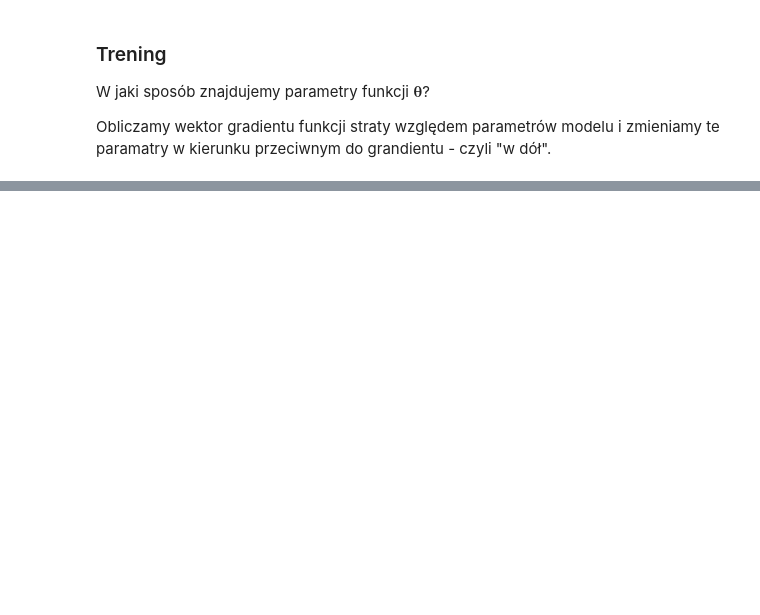
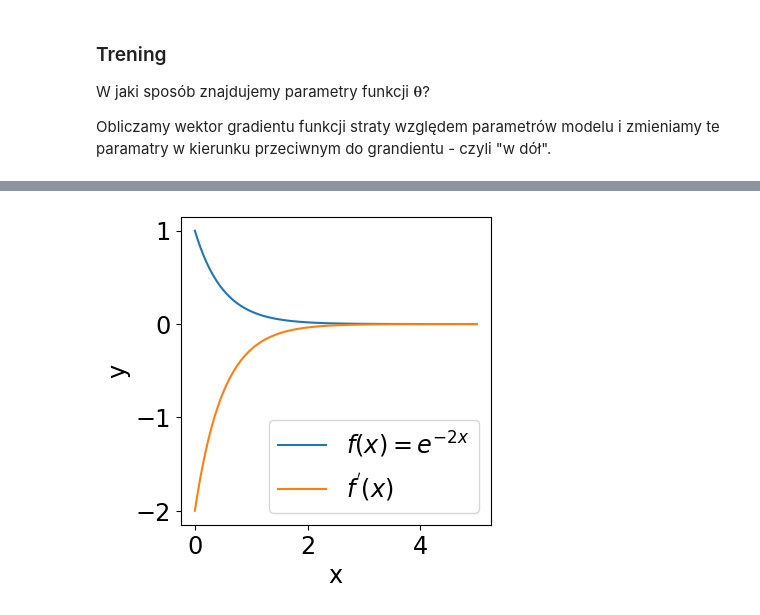
Before and after one commit to akalinow/UczenieMaszynoweII, a Jupyter notebook: 02_Uczenie_maszynowe_wprowadzenie.ipynb, the cells around one changed output, grey strips where cells are left out. Drawn from its saved outputs; the diff is of its cells as text; code cells hidden in the pictures; blank space fills up the shorter version.

```diff
--- a/02_Uczenie_maszynowe_wprowadzenie.ipynb
+++ b/02_Uczenie_maszynowe_wprowadzenie.ipynb
@@ -491,0 +516,8 @@ Jednym z najbardziej popularnych algormytów jest `adaptive moment estimation` -
+# %%
+x = tf.Variable(3.0)
+
+with tf.GradientTape() as tape:
+  y = x**2
+
+print(colored("f(x) = x**2","blue"))
+print(colored("df/dx at x=3:","blue"),tape.gradient(y, x))
@@ -491,0 +539,21 @@ Jednym z najbardziej popularnych algormytów jest `adaptive moment estimation` -
+# %%
+#BEGIN_SOLUTION
+x = tf.Variable(tf.linspace(0,5,100))
+
+with tf.GradientTape() as tape:
+  y = tf.exp(-2*x)
+
+yPrim = tape.gradient(y, x)
+
+fig, axis = plt.subplots(1,1, figsize=(4,4))
+axis.plot(x,y,label=r"$f(x) = e^{-2x}$")
+axis.plot(x,yPrim, label=r"$f^{'}(x)$")
+#axis.plot(x,-0.5*yPrim, label=r"$-0.5 \cdot f^{'}(x)$")
+axis.set_xlabel('x')
+axis.set_ylabel('y')
+axis.legend()
+
+#END_SOLUTION
+pass
+# %% [output]
+[figure, added]
```
Also changed, not shown: parts of 22 cells of this notebook.
